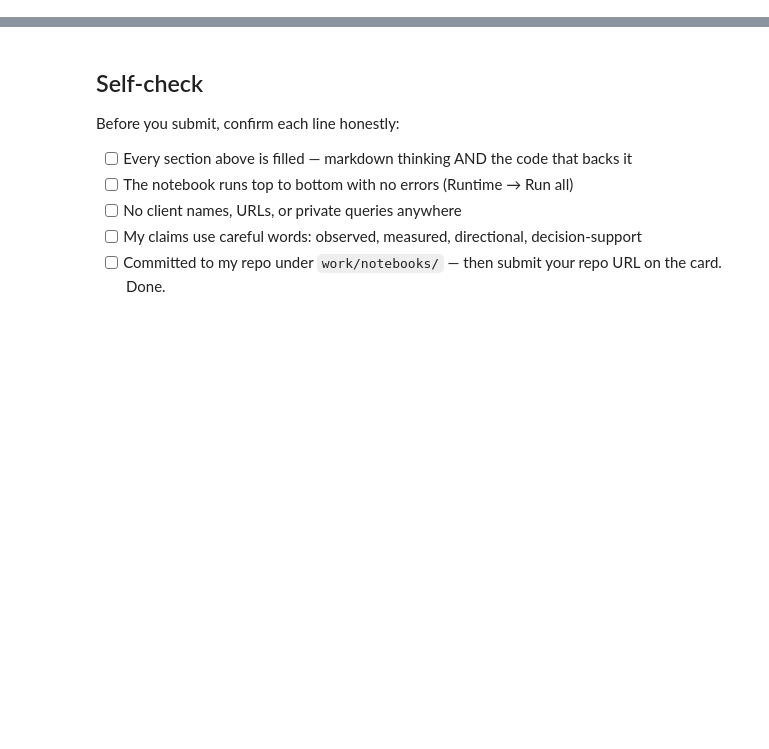
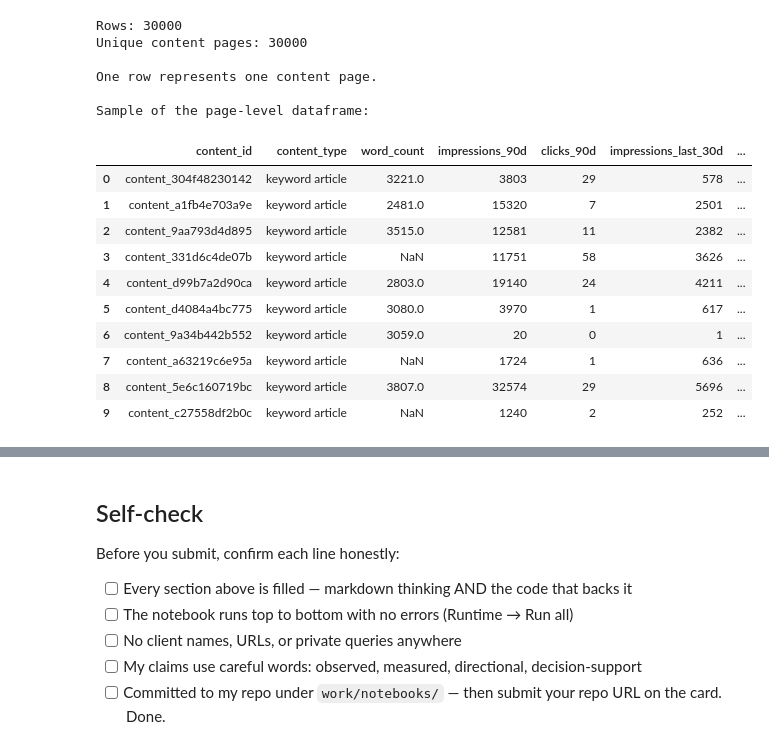
Before and after one commit to Fatima8211/ML_Internship, a Jupyter notebook: work/notebooks/w02_ml_task_framing.ipynb, the cells around one changed output, grey strips where cells are left out. Cells and saved outputs as stored; diff of their text form; code cells hidden in the pictures; blank space fills up the shorter version.

```diff
--- a/work/notebooks/w02_ml_task_framing.ipynb
+++ b/work/notebooks/w02_ml_task_framing.ipynb
@@ -12,0 +44,17 @@ This skeleton is yours to fill. Work the sections **in order** — each one has
+# %%
+# This cell is for CODE (numbers, a query, a check).
+df["declining_proxy"] = (
+    df["impressions_last_30d"] < 0.8 * df["impressions_prev_30d"]
+).astype(int)
+
+print("Declining pages:", df["declining_proxy"].sum())
+print("Total pages:", len(df))
+print("Declining rate:", round(df["declining_proxy"].mean(), 3))
+
+df[[
+    "content_id",
+    "impressions_last_30d",
+    "impressions_prev_30d",
+    "declining_proxy"
+]].head(10)
+# Write your text answer in the cell ABOVE this one — typing sentences here breaks Run All.
@@ -12,0 +110,43 @@ This skeleton is yours to fill. Work the sections **in order** — each one has
+# %%
+# This cell is for CODE (numbers, a query, a check).
+page_slice = df[[
+    "content_id",
+    "content_type",
+    "word_count",
+    "impressions_90d",
+    "clicks_90d",
+    "impressions_last_30d",
+    "impressions_prev_30d",
+    "content_age_days",
+    "days_since_last_update",
+    "ctr",
+    "avg_position",
+    "declining_proxy"
+]].copy()
+
+print("Rows:", len(page_slice))
+print("Unique content pages:", page_slice["content_id"].nunique())
+
+print("\nOne row represents one content page.")
+print("\nSample of the page-level dataframe:")
+
+page_slice.head(10)
+# Write your text answer in the cell ABOVE this one — typing sentences here breaks Run All.
+# %% [output]
+Rows: 30000
+Unique content pages: 30000
+
+One row represents one content page.
+
+Sample of the page-level dataframe:
+|  | content_id | content_type | word_count | impressions_90d | clicks_90d | impressions_last_30d | ... |
+| 0 | content_304f48230142 | keyword article | 3221.0 | 3803 | 29 | 578 | ... |
+| 1 | content_a1fb4e703a9e | keyword article | 2481.0 | 15320 | 7 | 2501 | ... |
+| 2 | content_9aa793d4d895 | keyword article | 3515.0 | 12581 | 11 | 2382 | ... |
+| 3 | content_331d6c4de07b | keyword article | NaN | 11751 | 58 | 3626 | ... |
+| 4 | content_d99b7a2d90ca | keyword article | 2803.0 | 19140 | 24 | 4211 | ... |
+| 5 | content_d4084a4bc775 | keyword article | 3080.0 | 3970 | 1 | 617 | ... |
+| 6 | content_9a34b442b552 | keyword article | 3059.0 | 20 | 0 | 1 | ... |
+| 7 | content_a63219c6e95a | keyword article | NaN | 1724 | 1 | 636 | ... |
+| 8 | content_5e6c160719bc | keyword article | 3807.0 | 32574 | 29 | 5696 | ... |
+| 9 | content_c27558df2b0c | keyword article | NaN | 1240 | 2 | 252 | ... |
```
Also changed, not shown: parts of 18 cells of this notebook.
